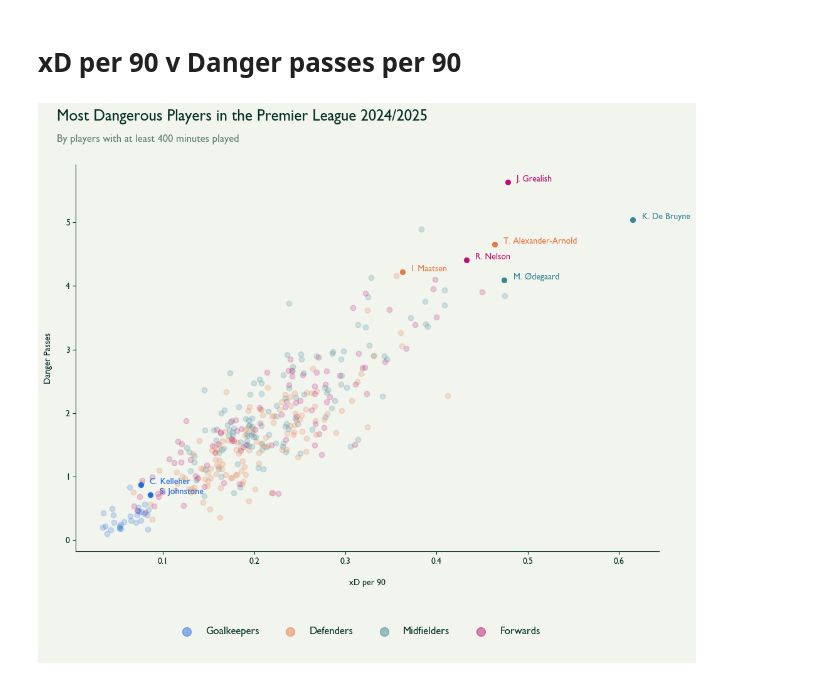
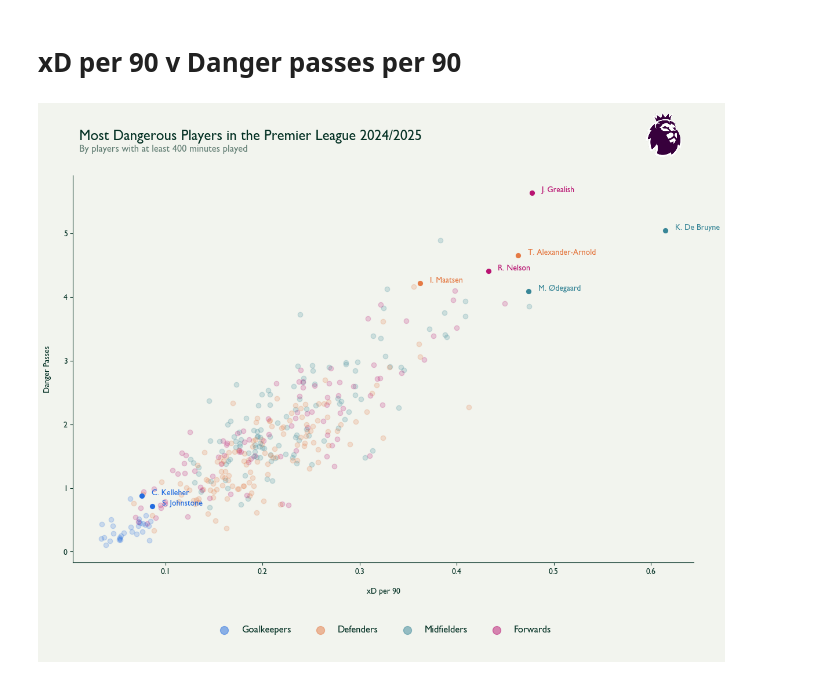
Before and after one commit to MarijnSt/soccermatics-project-2, a Jupyter notebook: visualisations.ipynb, the cells around one changed output. Saved outputs shown, nothing was run; the diff lists cells and outputs as text; code cells hidden in the pictures.

Commit message:
added PL logo

```diff
--- a/visualisations.ipynb
+++ b/visualisations.ipynb
@@ -117,9 +117,19 @@ plt.show()
 # xD per 90 v Danger passes per 90
 # %%
 # Init plot
-fig, ax = plt.subplots(figsize=(12, 8))
+fig = plt.figure(figsize=(12, 9))
+gs = fig.add_gridspec(2, 1, height_ratios=[0.1, 0.9])
+
 fig.set_facecolor(background_color)
+
+# Top axis for title and logo
+title_ax = fig.add_subplot(gs[0])
+title_ax.axis('off')
+
+# Main plot axis
+ax = fig.add_subplot(gs[1])
 ax.set_facecolor(background_color)
+
 plt.rcParams['font.family'] = 'Gill Sans'
 plt.rcParams.update({
     'text.color': dark_color,
@@ -130,11 +140,21 @@ plt.rcParams.update({
     'grid.color': dark_color,
 })
 
-# Set titles and labels
-plt.suptitle('Most Dangerous Players in the Premier League 2024/2025', fontweight='bold', fontsize=18, ha='left', x=0.1, y=0.99)
-plt.text(0.1, 0.92, 'By players with at least 400 minutes played', ha='left', va='bottom', transform=plt.gcf().transFigure, fontsize=12, color=dark_color, alpha=0.6)
-plt.xlabel('xD per 90', labelpad=15)
-plt.ylabel('Danger Passes', labelpad=15)
+# Title and subtitle in title_ax
+title_ax.text(0.01, 0.7, 'Most Dangerous Players in the Premier League 2024/2025',
+              fontweight='bold', fontsize=18, ha='left', va='center')
+title_ax.text(0.01, 0.4, 'By players with at least 400 minutes played',
+              fontsize=12, color=dark_color, alpha=0.6, ha='left', va='center')
+
+# Add PL logo to title_ax
+logo = mpimg.imread('pl-logo.png')
+imagebox = OffsetImage(logo, zoom=0.25)
+ab = AnnotationBbox(imagebox, (0.98, 0.75), xycoords='axes fraction', box_alignment=(1, 0.5), frameon=False)
+title_ax.add_artist(ab)
+
+# Set axis labels
+ax.set_xlabel('xD per 90', labelpad=15)
+ax.set_ylabel('Danger Passes', labelpad=15)
 
 # First normalize both metrics for each role
 for role in data['role'].unique():
@@ -152,41 +172,42 @@ data['danger_score'] = data['xD_normalized'] + data['danger_passes_normalized']
 # Get top 3 most dangerous players for each role
 top_players = data.groupby('role').apply(lambda x: x.nlargest(2, 'danger_score')).reset_index(drop=True)
 
-# Your existing plot code...
+# Plot data
 for i, row in data.iterrows():
     color = role_colors[row['role']]
-    plt.scatter(row['xD_per_90'], row['danger_passes_per_90'], color=color, alpha=.2)
+    ax.scatter(row['xD_per_90'], row['danger_passes_per_90'], color=color, alpha=.2)
 
 # Add labels for top players
 for i, row in top_players.iterrows():
     color = role_colors[row['role']]
-    plt.scatter(row['xD_per_90'], row['danger_passes_per_90'], color=color, alpha=1, s=30)
-    plt.text(row['xD_per_90'] + 0.01, row['danger_passes_per_90'] + 0.01,
+    ax.scatter(row['xD_per_90'], row['danger_passes_per_90'], color=color, alpha=1, s=30)
+    ax.text(row['xD_per_90'] + 0.01, row['danger_passes_per_90'] + 0.01,
              row['shortName'],
              color=color,
              fontsize=10,
              fontweight='bold')
 
 # Custom legend
 legend_ax = fig.add_axes([0.15, -0.1, 0.7, 0.1])  # Smaller axes below for legend
 legend_ax.axis('off')  # Hide the axes
 
 # Create legend handles and labels using scatter plots
-legend_handles = [plt.scatter([], [], color=role_colors[role], alpha=.5, s=100) for role in role_colors]
+legend_handles = [ax.scatter([], [], color=role_colors[role], alpha=.5, s=100) for role in role_colors]
 legend_labels = ["Goalkeepers", "Defenders", "Midfielders", "Forwards"]
 legend_ax.legend(legend_handles, legend_labels, loc='center', ncol=len(role_colors), frameon=False, fontsize=12)
 
 # Remove spines
 ax.spines['top'].set_visible(False)
 ax.spines['right'].set_visible(False)
 
 # Adjust layout and margins
 plt.savefig('dangerous-passes-per-90-vs-xd-per-90.png',
             bbox_inches='tight',
-            pad_inches=0.5,  # Adjust this value to control the padding
+            pad_inches=0.5,
             facecolor=background_color,
             dpi=300)
 
+plt.tight_layout(rect=[0, 0, 1, 0.97])
 plt.show()
 # %% [output]
-[figure, old version]
+[figure, new version]
```
Also changed, not shown: 2 other files.
